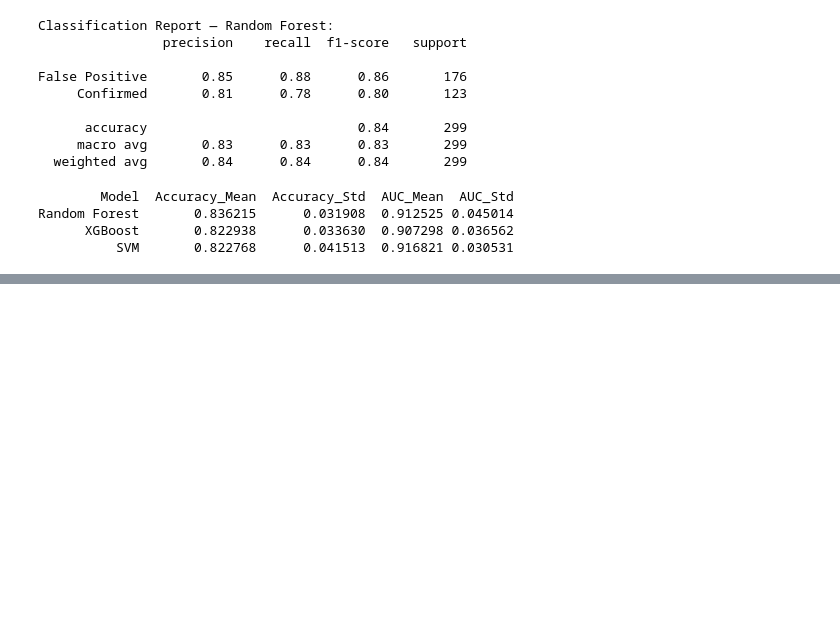
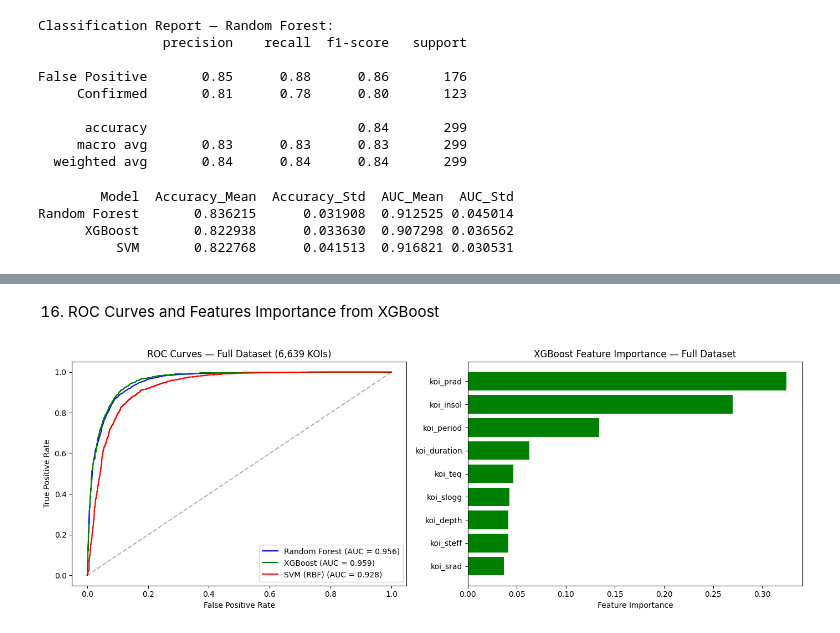
Before and after one commit to hassan310120/MSc-Final-Project, a Jupyter notebook: Kepler.ipynb, the cells around one changed output, grey strips where cells are left out. Saved outputs shown, nothing was run; the diff lists cells and outputs as text; code cells hidden in the pictures; blank space fills up the shorter version.

Commit message:
Work Completed on Traditional ML models

```diff
--- a/Kepler.ipynb
+++ b/Kepler.ipynb
@@ -1050,0 +1061,5 @@ Random Forest       0.836215      0.031908  0.912525 0.045014
+# %%
+df_full = pd.read_csv('/content/drive/MyDrive/kepler_project_final/data/koi_labelled.csv')
+print(f"Full labelled dataset: {len(df_full)} rows")
+print(f"  Confirmed (1): {df_full['label'].sum()}")
+print(f"  False pos  (0): {(df_full['label']==0).sum()}")
@@ -1050,0 +1123,39 @@ Random Forest       0.836215      0.031908  0.912525 0.045014
+# %% [markdown]
+16. ROC Curves and Features Importance from XGBoost
+# %%
+# ROC curves for full dataset
+fig, axes = plt.subplots(1, 2, figsize=(14, 5))
+
+colors = {'Random Forest': 'blue', 'XGBoost': 'green', 'SVM (RBF)': 'red'}
+
+for name, (model, data) in models.items():
+    y_proba = cross_val_predict(model, data, y, cv=cv, method='predict_proba')[:, 1]
+    fpr, tpr, _ = roc_curve(y, y_proba)
+    roc_auc_val = auc(fpr, tpr)
+    axes[0].plot(fpr, tpr, color=colors[name], label=f'{name} (AUC = {roc_auc_val:.3f})')
+
+axes[0].plot([0, 1], [0, 1], 'k--', alpha=0.3)
+axes[0].set_xlabel('False Positive Rate')
+axes[0].set_ylabel('True Positive Rate')
+axes[0].set_title('ROC Curves — Full Dataset (6,639 KOIs)')
+axes[0].legend()
+
+# Feature importance from XGBoost (best model)
+xgb_full = XGBClassifier(n_estimators=200, max_depth=6, learning_rate=0.1,
+                          random_state=42, eval_metric='logloss')
+xgb_full.fit(X, y)
+
+importance = pd.DataFrame({
+    'feature': feature_cols,
+    'importance': xgb_full.feature_importances_
+}).sort_values('importance', ascending=True)
+
+axes[1].barh(importance['feature'], importance['importance'], color='green')
+axes[1].set_xlabel('Feature Importance')
+axes[1].set_title('XGBoost Feature Importance — Full Dataset')
+
+plt.tight_layout()
+plt.savefig('/content/drive/MyDrive/kepler_project_final/figures/full_dataset_roc_importance.png', dpi=150)
+plt.show()
+# %% [output]
+[figure, added]
```
Also changed, not shown: parts of 9 cells of this notebook.
